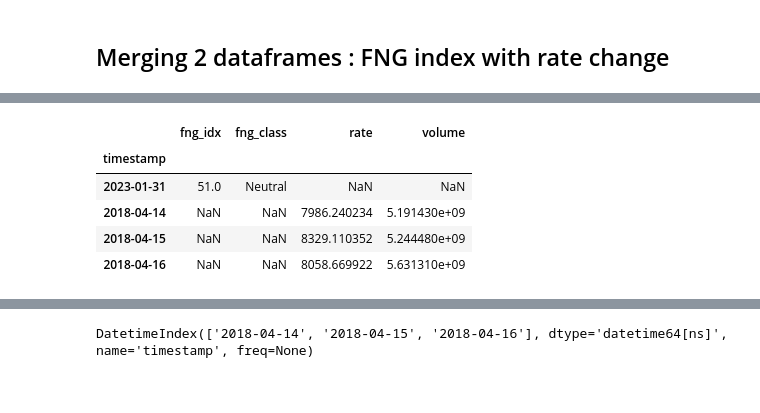
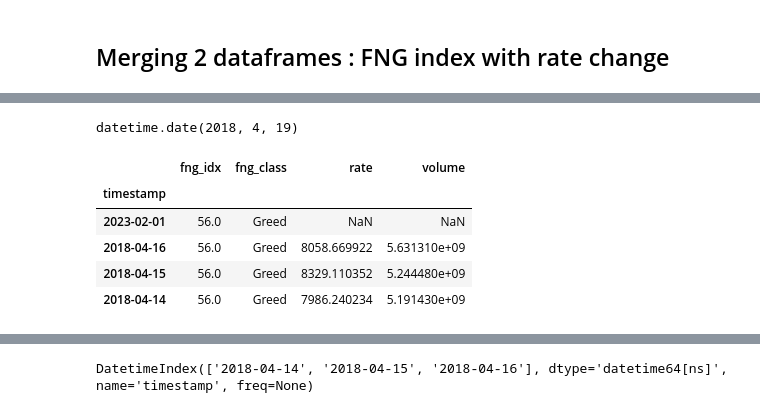
Before and after one commit to Ksyu22/crypto_prediction, a Jupyter notebook: notebooks/data.ipynb, the cells around one changed output, grey strips where cells are left out. Cells and saved outputs as stored; diff of their text form; code cells hidden in the pictures.

Commit message:
finding dates

```diff
--- a/notebooks/data.ipynb
+++ b/notebooks/data.ipynb
@@ -414,7 +414,7 @@ df_rate.plot(y='rate', use_index=True, figsize=(16,8), title='Rate exchange BTC-
 # %% [markdown]
 ## Merging 2 dataframes : FNG index with rate change
 # %%
-df = fng_df.merge(df_rate, on='timestamp', how='outer')
+df = fng_df.merge(df_rate, on='timestamp', how='outer').sort_index(ascending=False)
 df
 # %% [output]
 |  | fng_idx | fng_class | rate | volume |
@@ -434,9 +448,13 @@ df
+# %%
+test.date()
+# %% [output]
+datetime.date(2018, 4, 19)
 # %%
-df[df.isnull().any(axis=1)]
+df[df.isnull().any(axis=1)].fillna(method='ffill')
 # %% [output]
 |  | fng_idx | fng_class | rate | volume |
 | timestamp |  |  |  |  |
-| 2023-01-31 | 51.0 | Neutral | NaN | NaN |
-| 2018-04-14 | NaN | NaN | 7986.240234 | 5.191430e+09 |
-| 2018-04-15 | NaN | NaN | 8329.110352 | 5.244480e+09 |
-| 2018-04-16 | NaN | NaN | 8058.669922 | 5.631310e+09 |
+| 2023-02-01 | 56.0 | Greed | NaN | NaN |
+| 2018-04-16 | 56.0 | Greed | 8058.669922 | 5.631310e+09 |
+| 2018-04-15 | 56.0 | Greed | 8329.110352 | 5.244480e+09 |
+| 2018-04-14 | 56.0 | Greed | 7986.240234 | 5.191430e+09 |
```
Also changed, not shown: parts of 21 cells of this notebook.
